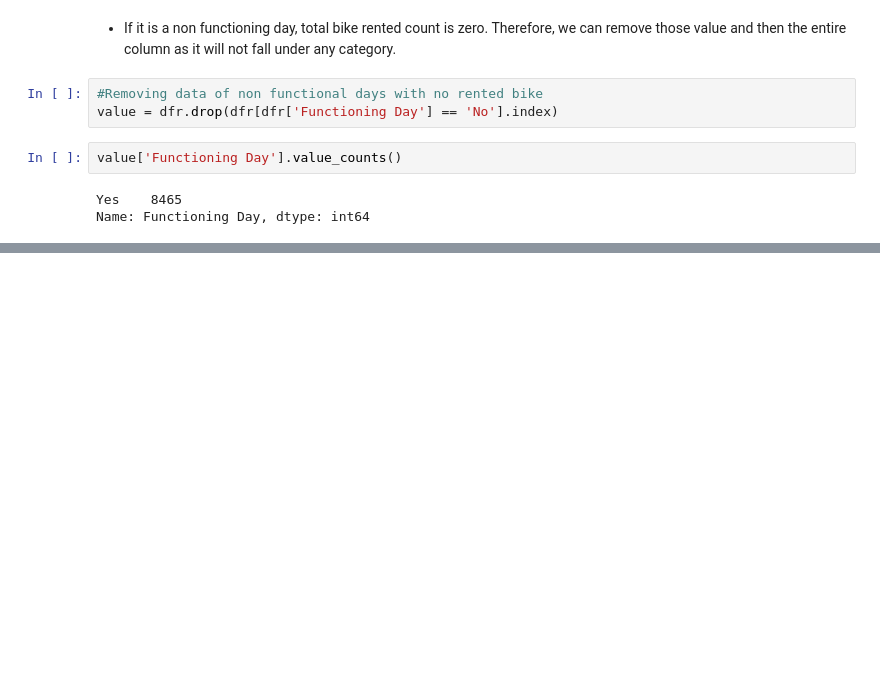
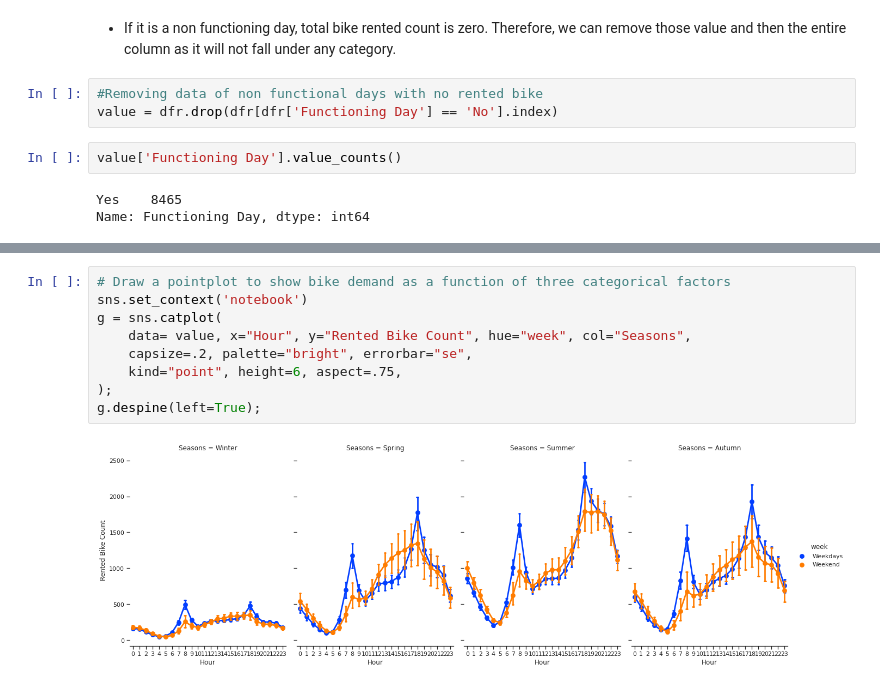
Before and after one commit to abhinav4201/Regression-Bike-Sharing-Demand-Prediction, a Jupyter notebook: Bike_Sharing_Demand_Prediction_Capstone_Project.ipynb, the cells around one changed output, grey strips where cells are left out. Cells and saved outputs as stored; diff of their text form; blank space fills up the shorter version.

```diff
--- a/Bike_Sharing_Demand_Prediction_Capstone_Project.ipynb
+++ b/Bike_Sharing_Demand_Prediction_Capstone_Project.ipynb
@@ -427,0 +495,11 @@ Shape of new data : (8465, 16)
+# %%
+# Draw a pointplot to show bike demand as a function of three categorical factors
+sns.set_context('notebook')
+g = sns.catplot(
+    data= value, x="Hour", y="Rented Bike Count", hue="week", col="Seasons",
+    capsize=.2, palette="bright", errorbar="se",
+    kind="point", height=6, aspect=.75,
+);
+g.despine(left=True);
+# %% [output]
+[figure, added]
```
Also changed, not shown: parts of 33 cells of this notebook.
